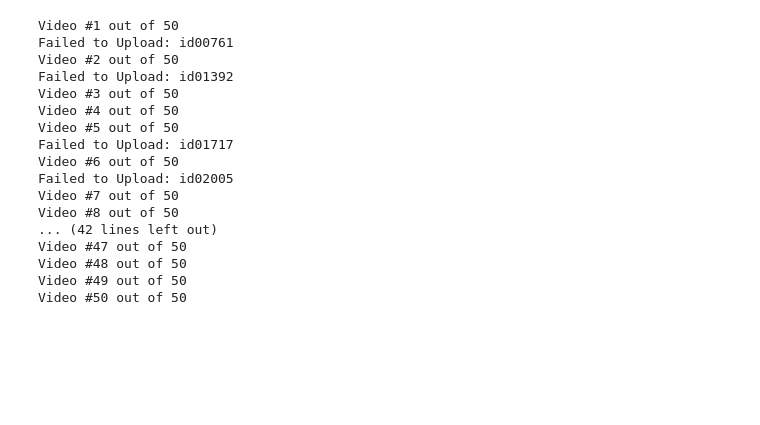
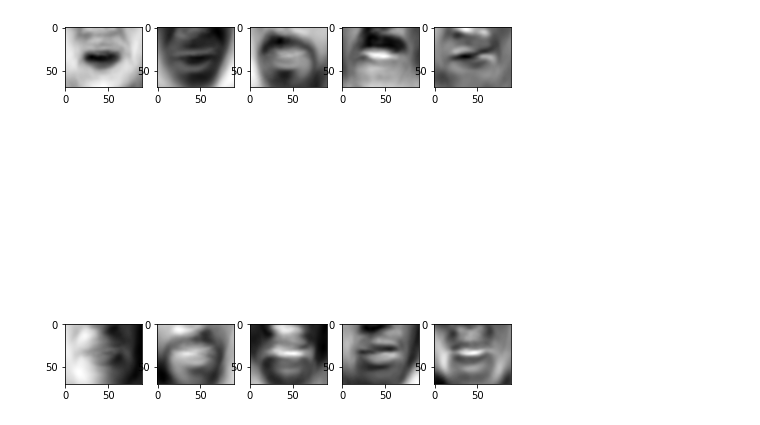
Before and after one commit to romitbarua/MultiModalDeepFake, a Jupyter notebook: TestingNotebooks/PCAvsMFCC.ipynb, the cells around one changed output. Saved outputs shown, nothing was run; the diff lists cells and outputs as text; code cells hidden in the pictures; blank space fills up the shorter version.

```diff
--- a/TestingNotebooks/PCAvsMFCC.ipynb
+++ b/TestingNotebooks/PCAvsMFCC.ipynb
@@ -179,5 +183,19 @@ def generate_training_data(training_video_details, num_components):
 
   return X, y, lips_data_mean, pca
 # %%
-X, y, lips_data_mean, pca = generate_training_data(training_videos_details, 10)
+X, y, lips_data_mean, pca = generate_training_data(training_videos_details, 50)
+# %%
+#show the eigenfaces
+eigenfaces = pca.components_[:10]
+
+# Show the first 16 eigenfaces
+fig, axes = plt.subplots(2,5,figsize=(8,10))
+idx = 0
+for i in range(5):
+  for j in range(2):
+    axes[j][i].imshow(eigenfaces[idx].reshape((70, 90)), cmap="gray")
+    idx += 1
+plt.show()
+# %% [output]
+[figure, added]
 # %%
@@ -222,24 +245,6 @@ for idx, testing_id in enumerate(testing_ids):
 
   real_video.release()
   fake_video.release()
-# %% [output]
-Video #1 out of 50
-Failed to Upload: id00761
-Video #2 out of 50
-Failed to Upload: id01392
-Video #3 out of 50
-Video #4 out of 50
-Video #5 out of 50
-Failed to Upload: id01717
-Video #6 out of 50
-Failed to Upload: id02005
-Video #7 out of 50
-Video #8 out of 50
-... (42 lines left out)
-Video #47 out of 50
-Video #48 out of 50
-Video #49 out of 50
-Video #50 out of 50
 # %%
 def eval_test_data(testing_video_details, pca, lips_data_mean, models, num_components=10, debug_mode=False):
 
```
Also changed, not shown: parts of 9 cells of this notebook.
